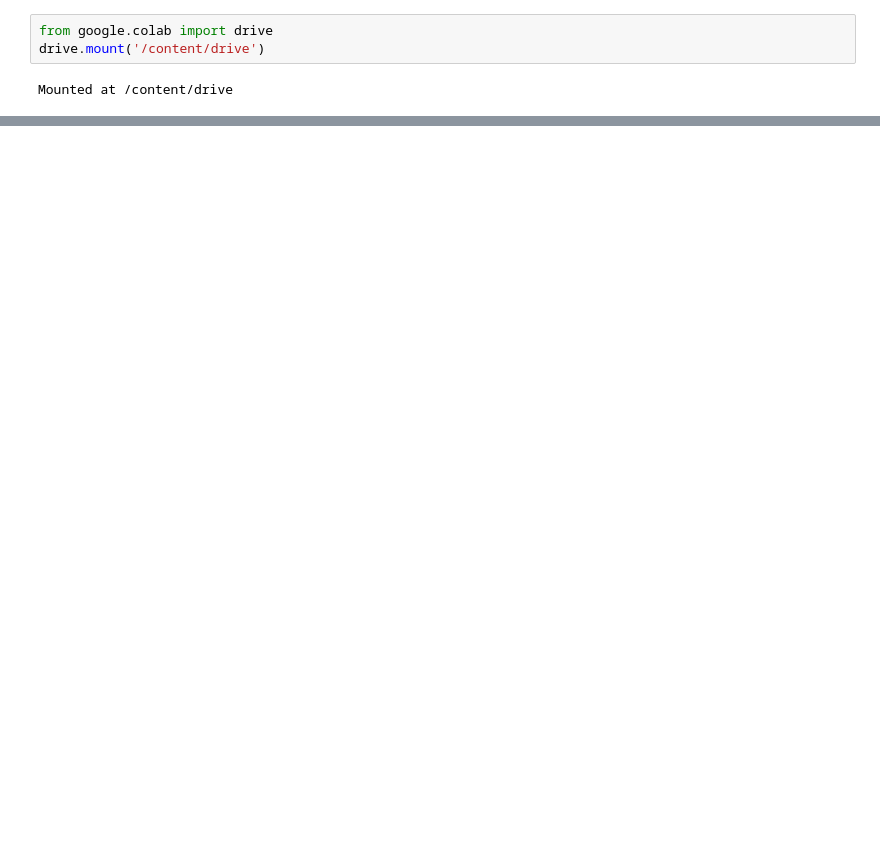
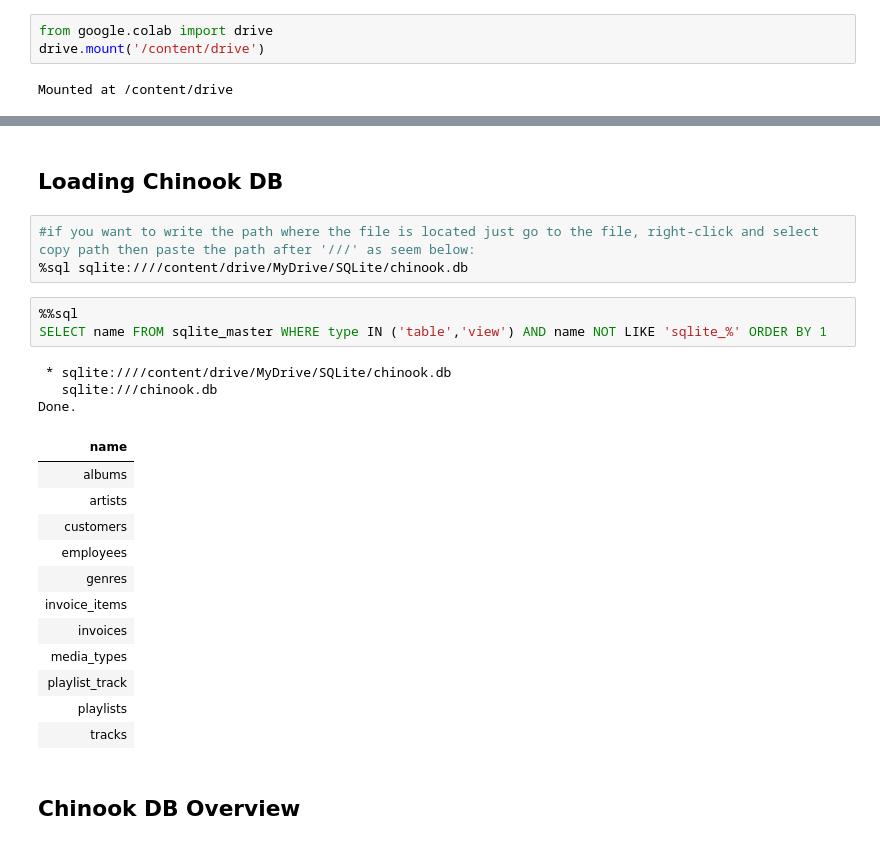
Before and after one commit to mandem296/SQLite-Chinook, a Jupyter notebook: SQLite_PowerBi_Challenge.ipynb, the cells around one changed output, grey strips where cells are left out. Drawn from its saved outputs; the diff is of its cells as text; blank space fills up the shorter version.

```diff
--- a/SQLite_PowerBi_Challenge.ipynb
+++ b/SQLite_PowerBi_Challenge.ipynb
@@ -14,0 +26,26 @@ Successfully installed pymysql-1.1.0
+# %% [markdown]
+## Loading Chinook DB
+# %%
+#if you want to write the path where the file is located just go to the file, right-click and select copy path then paste the path after '///' as seem below:
+%sql sqlite:////content/drive/MyDrive/SQLite/chinook.db
+# %%
+%%sql
+SELECT name FROM sqlite_master WHERE type IN ('table','view') AND name NOT LIKE 'sqlite_%' ORDER BY 1
+# %% [output]
+ * sqlite:////content/drive/MyDrive/SQLite/chinook.db
+   sqlite:///chinook.db
+Done.
+| name |
+| albums |
+| artists |
+| customers |
+| employees |
+| genres |
+| invoice_items |
+| invoices |
+| media_types |
+| playlist_track |
+| playlists |
+| tracks |
+# %% [markdown]
+## Chinook DB Overview
```
Also changed, not shown: parts of 7 cells of this notebook.
